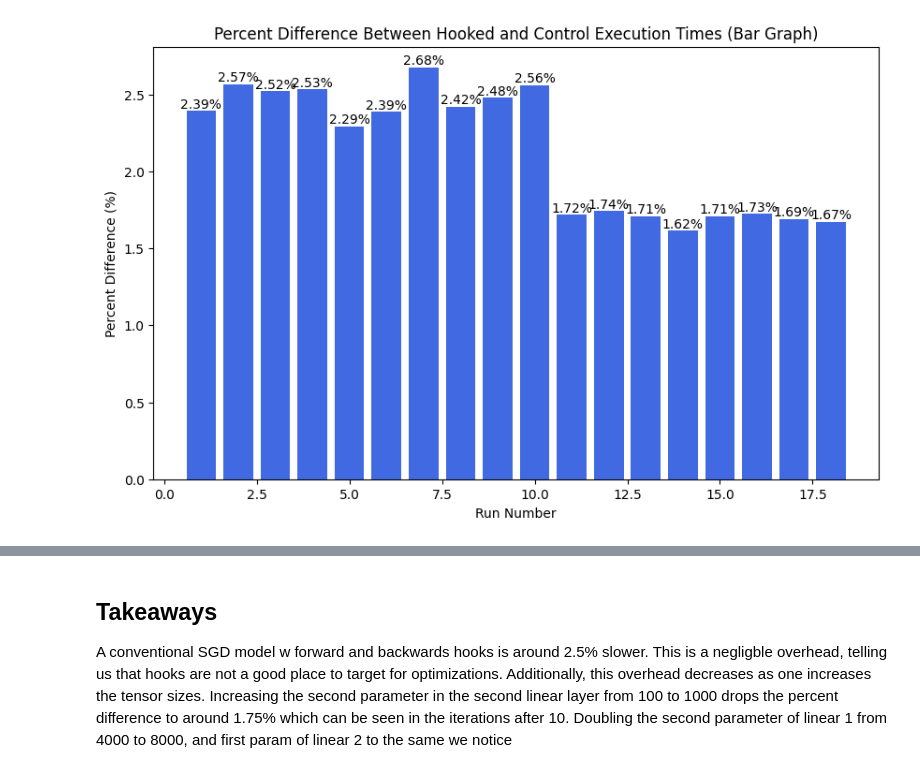
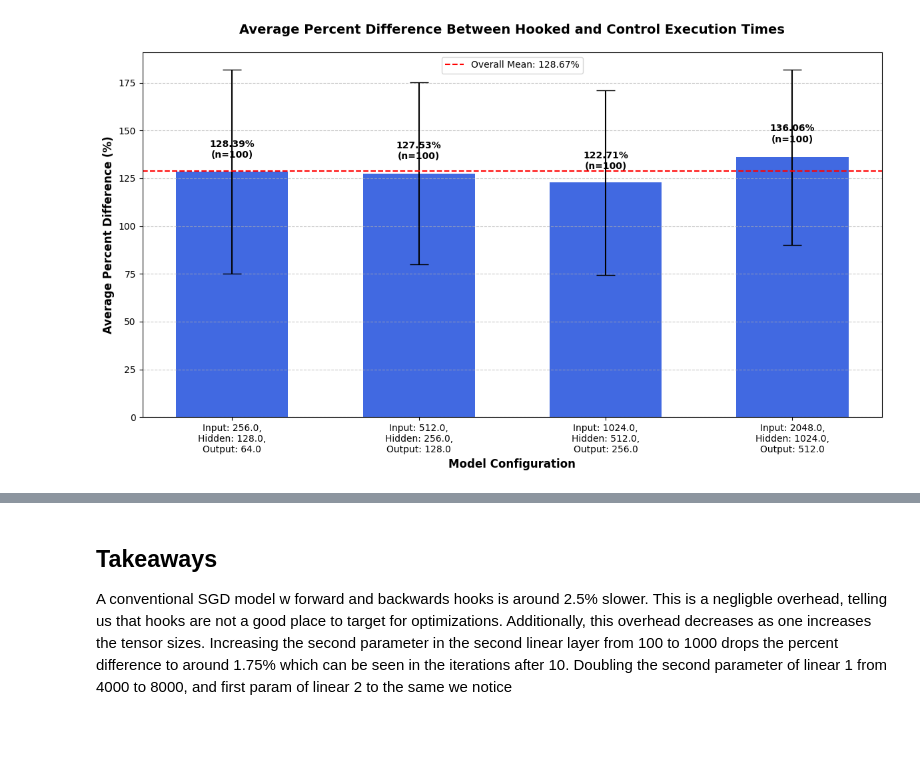
Before and after one commit to DanChigo/hookProf, a Jupyter notebook: HookProf.ipynb, the cells around one changed output, grey strips where cells are left out. Drawn from its saved outputs; the diff is of its cells as text; code cells hidden in the pictures; blank space fills up the shorter version.

```diff
--- a/HookProf.ipynb
+++ b/HookProf.ipynb
@@ -1,16 +1,27 @@
 # %%
-# Read the control times
+import numpy as np
+import matplotlib.pyplot as plt
+import pandas as pd
+
+# Read the data
 control_times = []
 hook_times = []
-model_sizes = []
+model_configs = []
 
 with open('control.txt', 'r') as f:
     for line in f:
         parts = line.strip().split(", ")
-        # Extract the mean control time and model size
+        # Extract the model configuration and time
+        input_size = int(parts[0].split(": ")[1])
+        hidden_size = int(parts[1].split(": ")[1])
+        output_size = int(parts[2].split(": ")[1])
+
+        # Extract the mean control time
         mean_control_time = float(parts[-1].split(": ")[1].replace('s', ''))
         control_times.append(mean_control_time)
-        model_sizes.append(", ".join(parts[:-1]))  # Store model size info (Input, Hidden, Output, Batch)
+
+        # Store as a tuple for easy grouping (no batch size in this format)
+        model_configs.append((input_size, hidden_size, output_size))
 
 with open('hook.txt', 'r') as f:
     for line in f:
@@ -23,43 +34,69 @@ with open('hook.txt', 'r') as f:
 control_times = np.array(control_times)
 hook_times = np.array(hook_times)
 
-# Sanity check: Make sure the lengths match
-if len(control_times) != len(hook_times):
-    raise ValueError("The number of entries in control.txt and hook.txt must be the same.")
-
 # Calculate percent differences
 percent_differences = ((hook_times - control_times) / control_times) * 100
 
-# Plot percent differences
-plt.figure(figsize=(10, 6))
-bars = plt.bar(range(1, len(percent_differences) + 1), percent_differences, color='royalblue')
+# Create a DataFrame to make aggregation easier
+df = pd.DataFrame({
+    'input_size': [config[0] for config in model_configs],
+    'hidden_size': [config[1] for config in model_configs],
+    'output_size': [config[2] for config in model_configs],
+    'percent_difference': percent_differences
+})
+
+# Group by input, hidden, and output sizes
+grouped_df = df.groupby(['input_size', 'hidden_size', 'output_size']).agg({
+    'percent_difference': ['mean', 'std', 'count']
+})
+
+# Flatten the multi-index columns
+grouped_df.columns = ['mean_diff', 'std_diff', 'count']
+grouped_df = grouped_df.reset_index()
+
+# Create model configuration labels
+grouped_df['model_config'] = grouped_df.apply(
+    lambda row: f"Input: {row['input_size']},\nHidden: {row['hidden_size']},\nOutput: {row['output_size']}",
+    axis=1
+)
+
+# Plot the grouped data
+plt.figure(figsize=(12, 7))
+bars = plt.bar(grouped_df['model_config'], grouped_df['mean_diff'],
+        yerr=grouped_df['std_diff'], capsize=10, color='royalblue', width=0.6)
 
 # Add values on top of each bar
 for i, bar in enumerate(bars):
-    plt.text(bar.get_x() + bar.get_width() / 2, bar.get_height(),
-             f'{percent_differences[i]:.2f}%', ha='center', va='bottom')
+    height = bar.get_height()
+    # Position text based on bar height to avoid overlap
+    y_pos = height + max(5, height * 0.05)
+    plt.text(bar.get_x() + bar.get_width() / 2, y_pos,
+             f'{grouped_df["mean_diff"].iloc[i]:.2f}%\n(n={int(grouped_df["count"].iloc[i])})',
+             ha='center', va='bottom', fontweight='bold')
 
-# Add model size labels to the x-axis
-plt.xticks(range(1, len(model_sizes) + 1), model_sizes, rotation=45, ha='right')
+plt.xlabel('Model Configuration', fontsize=12, fontweight='bold')
+plt.ylabel('Average Percent Difference (%)', fontsize=12, fontweight='bold')
+plt.title('Average Percent Difference Between Hooked and Control Execution Times',
+          fontsize=14, fontweight='bold', pad=20)
+plt.grid(axis='y', linestyle='--', alpha=0.7)
+plt.xticks(fontsize=10)
+plt.yticks(fontsize=10)
 
-plt.xlabel('Model Configuration (Input, Hidden, Output, Batch)')
-plt.ylabel('Percent Difference (%)')
-plt.title('Percent Difference Between Hooked and Control Execution Times (Bar Graph)')
+# Add overall average line
+overall_mean = df['percent_difference'].mean()
+plt.axhline(y=overall_mean, color='red', linestyle='--',
+            label=f'Overall Mean: {overall_mean:.2f}%')
+plt.legend()
 
 # Save plot
 plt.tight_layout()
-plt.savefig('percent_difference_bar_plot.png')
+plt.savefig('average_percent_difference_plot.png')
 
-# Show plot
-plt.show()
+# Show the average for each configuration
+print("Average percent differences by model configuration:")
+for i, row in grouped_df.iterrows():
+    print(f"{row['model_config']}: {row['mean_diff']:.2f}% (n={int(row['count'])})")
 
-# Save the percent differences to a file with model size information
-with open('percent_differences.txt', 'w') as f:
-    f.write("Model Configuration, Percent Difference (%)\n")
-    for model_size, percent_diff in zip(model_sizes, percent_differences):
-        f.write(f"{model_size}, {percent_diff:.4f}\n")
-
-# Print the mean percent difference
-mean_percent_difference = np.mean(percent_differences)
-print(f"Mean Percent Difference: {mean_percent_difference:.2f}%")
+# Print the overall mean
+print(f"\nOverall Mean Percent Difference: {overall_mean:.2f}%")
 # %% [output]
@@ -66 +118 @@ print(f"Mean Percent Difference: {mean_percent_difference:.2f}%")
-[figure, old version]
+[figure, new version]
```
Also changed, not shown: parts of 2 cells of this notebook, 10 other files.
